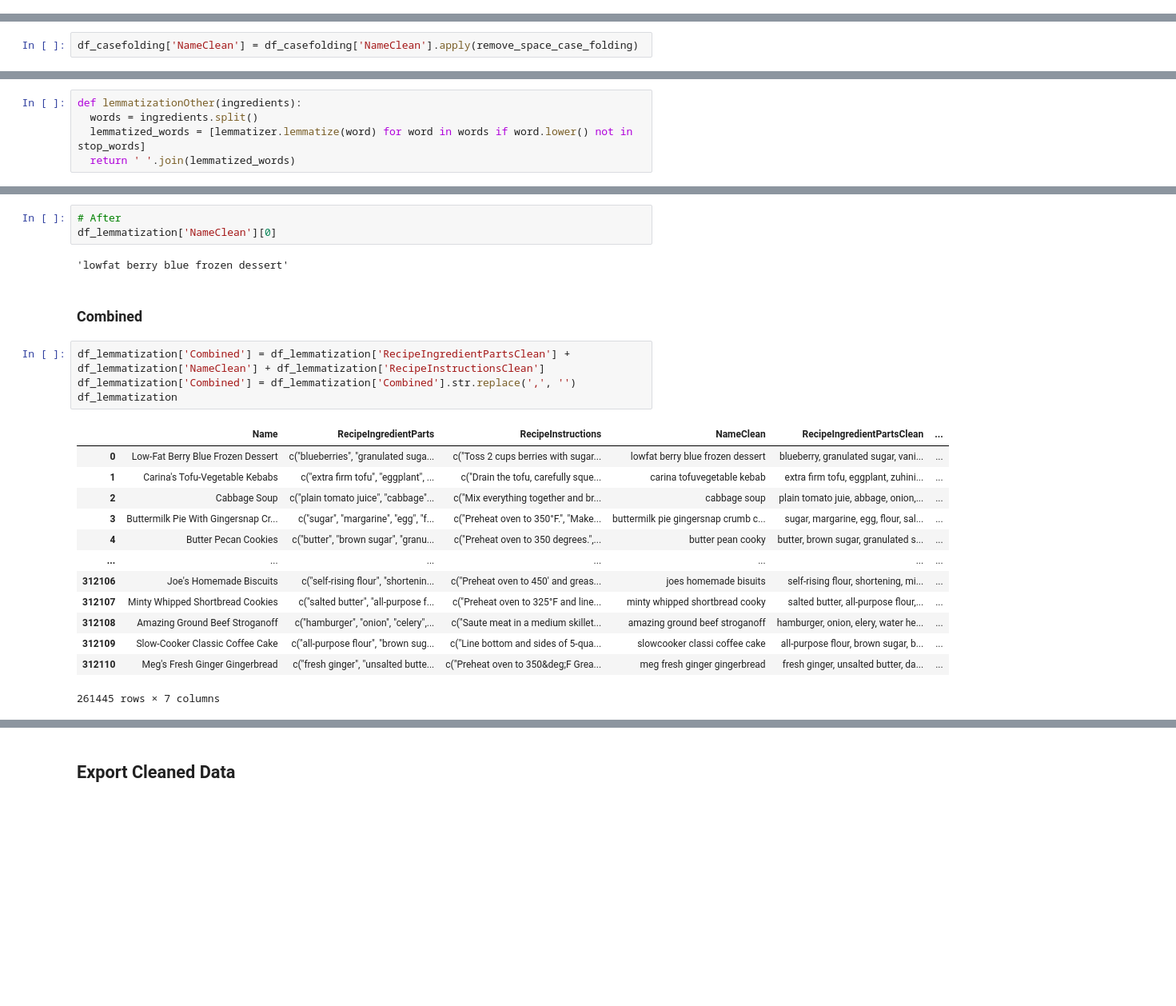
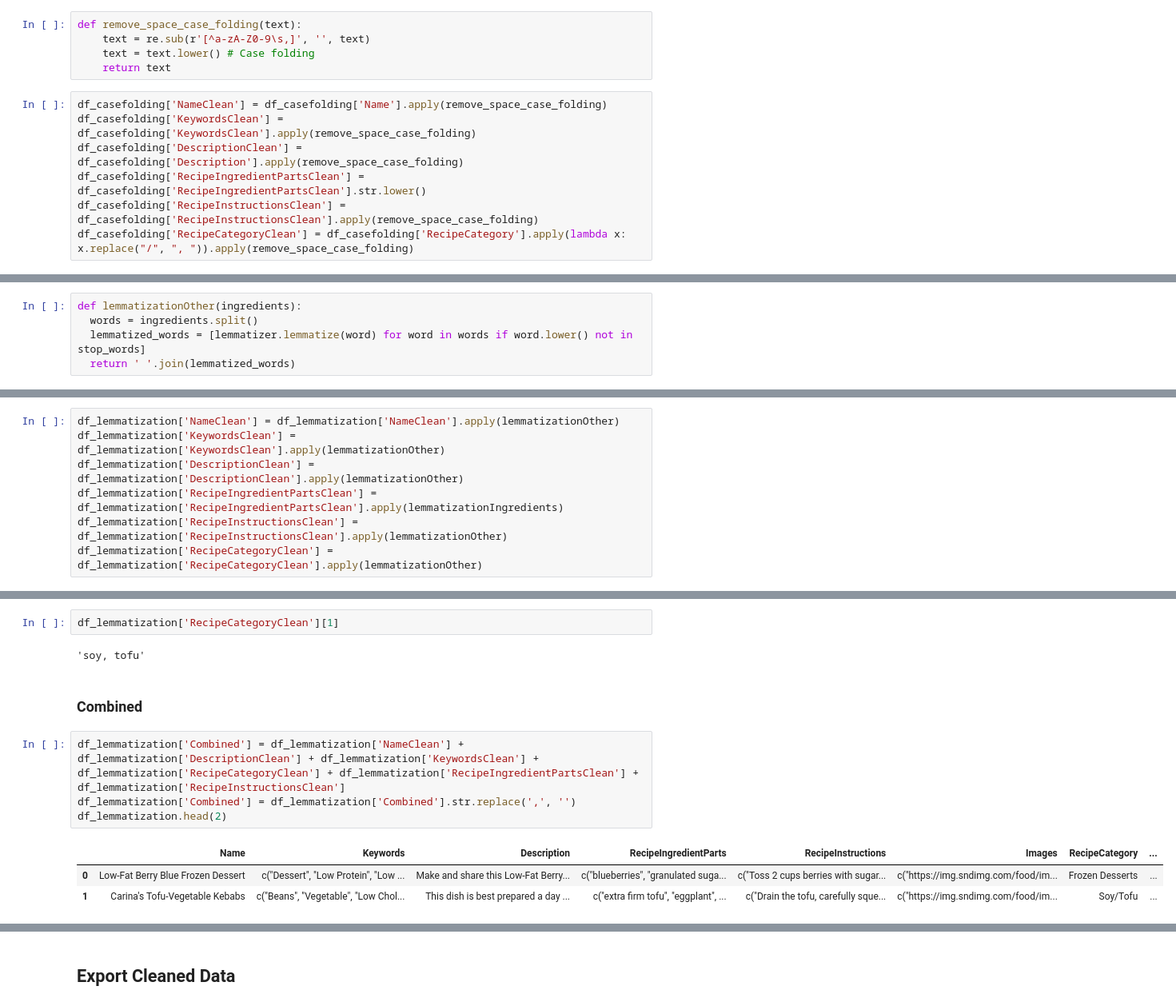
Before and after one commit to raihanromzi/ta-diet-food-recsys-serendipity, a Jupyter notebook: jupyter-notebook/ta_recsys_diet_preprocessing.ipynb, the cells around one changed output, grey strips where cells are left out. Shown: that part at 80% size. Drawn from its saved outputs; the diff is of its cells as text; blank space fills up the shorter version.

```diff
--- a/jupyter-notebook/ta_recsys_diet_preprocessing.ipynb
+++ b/jupyter-notebook/ta_recsys_diet_preprocessing.ipynb
@@ -278,0 +371,12 @@ df_cleaning['RecipeInstructionsClean'][0]
+# %%
+def remove_space_case_folding(text):
+    text = re.sub(r'[^a-zA-Z0-9\s,]', '', text)
+    text = text.lower() # Case folding
+    return text
+# %%
+df_casefolding['NameClean'] = df_casefolding['Name'].apply(remove_space_case_folding)
+df_casefolding['KeywordsClean'] = df_casefolding['KeywordsClean'].apply(remove_space_case_folding)
+df_casefolding['DescriptionClean'] = df_casefolding['Description'].apply(remove_space_case_folding)
+df_casefolding['RecipeIngredientPartsClean'] = df_casefolding['RecipeIngredientPartsClean'].str.lower()
+df_casefolding['RecipeInstructionsClean'] = df_casefolding['RecipeInstructionsClean'].apply(remove_space_case_folding)
+df_casefolding['RecipeCategoryClean'] = df_casefolding['RecipeCategory'].apply(lambda x: x.replace("/", ", ")).apply(remove_space_case_folding)
@@ -293,2 +388,0 @@ df_casefolding['RecipeInstructionsClean'] = df_casefolding['RecipeInstructionsCl
-# %%
-df_casefolding['NameClean'] = df_casefolding['NameClean'].apply(remove_space_case_folding)
@@ -344,0 +451,7 @@ df_lemmatization['NameClean'] = df_lemmatization['NameClean'].apply(lemmatizatio
+# %%
+df_lemmatization['NameClean'] = df_lemmatization['NameClean'].apply(lemmatizationOther)
+df_lemmatization['KeywordsClean'] = df_lemmatization['KeywordsClean'].apply(lemmatizationOther)
+df_lemmatization['DescriptionClean'] = df_lemmatization['DescriptionClean'].apply(lemmatizationOther)
+df_lemmatization['RecipeIngredientPartsClean'] = df_lemmatization['RecipeIngredientPartsClean'].apply(lemmatizationIngredients)
+df_lemmatization['RecipeInstructionsClean'] = df_lemmatization['RecipeInstructionsClean'].apply(lemmatizationOther)
+df_lemmatization['RecipeCategoryClean'] = df_lemmatization['RecipeCategoryClean'].apply(lemmatizationOther)
@@ -352,29 +477,18 @@ df_lemmatization['RecipeIngredientPartsClean'][0]
 df_lemmatization['RecipeInstructionsClean'][0]
 # %% [output]
 'toss 2 ups berry sugar, let stand 45 minutes, stirring oasionally, transfer berrysugar mixture food proessor, add yogurt proess smooth, strain fine sieve pour baking pan transfer ie ream maker proess ...
-# %%
-# After
-df_lemmatization['NameClean'][0]
-# %% [output]
-'lowfat berry blue frozen dessert'
+# %%
+df_lemmatization['RecipeCategoryClean'][1]
+# %% [output]
+'soy, tofu'
 # %% [markdown]
 ### Combined
 # %%
-df_lemmatization['Combined'] = df_lemmatization['RecipeIngredientPartsClean'] + df_lemmatization['NameClean'] + df_lemmatization['RecipeInstructionsClean']
+df_lemmatization['Combined'] = df_lemmatization['NameClean'] + df_lemmatization['DescriptionClean'] + df_lemmatization['KeywordsClean'] + df_lemmatization['RecipeCategoryClean'] + df_lemmatization['RecipeIngredientPartsClean'] + df_lemmatization['RecipeInstructionsClean']
 df_lemmatization['Combined'] = df_lemmatization['Combined'].str.replace(',', '')
-df_lemmatization
+df_lemmatization.head(2)
 # %% [output]
-|  | Name | RecipeIngredientParts | RecipeInstructions | NameClean | RecipeIngredientPartsClean | ... |
-| 0 | Low-Fat Berry Blue Frozen Dessert | c("blueberries", "granulated suga... | c("Toss 2 cups berries with sugar... | lowfat berry blue frozen dessert | blueberry, granulated sugar, vani... | ... |
-| 1 | Carina's Tofu-Vegetable Kebabs | c("extra firm tofu", "eggplant", ... | c("Drain the tofu, carefully sque... | carina tofuvegetable kebab | extra firm tofu, eggplant, zuhini... | ... |
-| 2 | Cabbage Soup | c("plain tomato juice", "cabbage"... | c("Mix everything together and br... | cabbage soup | plain tomato juie, abbage, onion,... | ... |
-| 3 | Buttermilk Pie With Gingersnap Cr... | c("sugar", "margarine", "egg", "f... | c("Preheat oven to 350°F.", "Make... | buttermilk pie gingersnap crumb c... | sugar, margarine, egg, flour, sal... | ... |
-| 4 | Butter Pecan Cookies | c("butter", "brown sugar", "granu... | c("Preheat oven to 350 degrees.",... | butter pean cooky | butter, brown sugar, granulated s... | ... |
-| ... | ... | ... | ... | ... | ... | ... |
-| 312106 | Joe's Homemade Biscuits | c("self-rising flour", "shortenin... | c("Preheat oven to 450' and greas... | joes homemade bisuits | self-rising flour, shortening, mi... | ... |
-| 312107 | Minty Whipped Shortbread Cookies | c("salted butter", "all-purpose f... | c("Preheat oven to 325°F and line... | minty whipped shortbread cooky | salted butter, all-purpose flour,... | ... |
-| 312108 | Amazing Ground Beef Stroganoff | c("hamburger", "onion", "celery",... | c("Saute meat in a medium skillet... | amazing ground beef stroganoff | hamburger, onion, elery, water he... | ... |
-| 312109 | Slow-Cooker Classic Coffee Cake | c("all-purpose flour", "brown sug... | c("Line bottom and sides of 5-qua... | slowcooker classi coffee cake | all-purpose flour, brown sugar, b... | ... |
-| 312110 | Meg's Fresh Ginger Gingerbread | c("fresh ginger", "unsalted butte... | c("Preheat oven to 350&deg;F Grea... | meg fresh ginger gingerbread | fresh ginger, unsalted butter, da... | ... |
+|  | Name | Keywords | Description | RecipeIngredientParts | RecipeInstructions | Images | RecipeCategory | ... |
+| 0 | Low-Fat Berry Blue Frozen Dessert | c("Dessert", "Low Protein", "Low ... | Make and share this Low-Fat Berry... | c("blueberries", "granulated suga... | c("Toss 2 cups berries with sugar... | c("https://img.sndimg.com/food/im... | Frozen Desserts | ... |
+| 1 | Carina's Tofu-Vegetable Kebabs | c("Beans", "Vegetable", "Low Chol... | This dish is best prepared a day ... | c("extra firm tofu", "eggplant", ... | c("Drain the tofu, carefully sque... | c("https://img.sndimg.com/food/im... | Soy/Tofu | ... |
-261445 rows × 7 columns
 # %%
```
Also changed, not shown: parts of 73 cells of this notebook, 5 other files.
